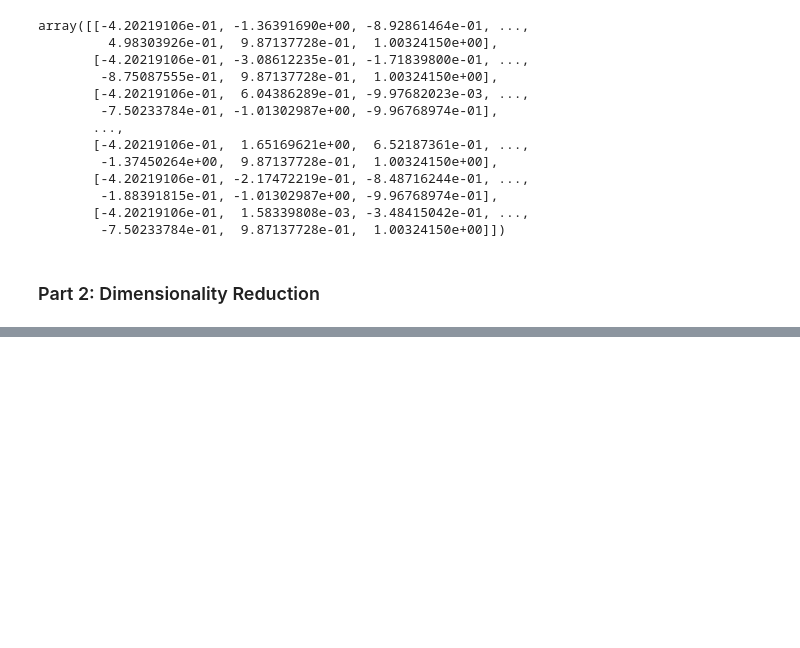
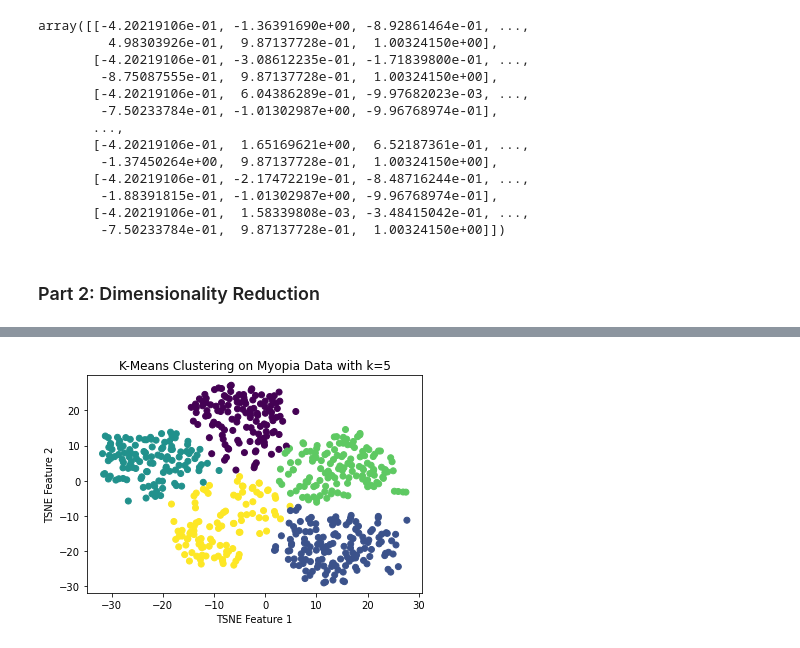
Before and after one commit to ellengrove/myopia-clustering, a Jupyter notebook: myopic_clustering.ipynb, the cells around one changed output, grey strips where cells are left out. Cells and saved outputs as stored; diff of their text form; code cells hidden in the pictures; blank space fills up the shorter version.

```diff
--- a/myopic_clustering.ipynb
+++ b/myopic_clustering.ipynb
@@ -49,0 +109,19 @@ print(pca.explained_variance_ratio_)
+# %%
+# Perform K-Means using k=5
+kmeans_5 = KMeans(n_clusters=5,random_state=9)
+kmeans_5.fit(tsne_features)
+kmeans_5.transform(tsne_features)
+
+# Assign labels to array
+cluster_labels = kmeans_5.labels_
+
+tsne_x = tsne_features[:,0]
+tsne_y = tsne_features[:,1]
+
+# Plot PCA/TSNE reduced data using K-Means clustering labels
+plt.scatter(tsne_x,tsne_y,c=cluster_labels);
+plt.xlabel('TSNE Feature 1');
+plt.ylabel('TSNE Feature 2');
+plt.title('K-Means Clustering on Myopia Data with k=5');
+# %% [output]
+[figure, added]
```
Also changed, not shown: parts of 8 cells of this notebook.
